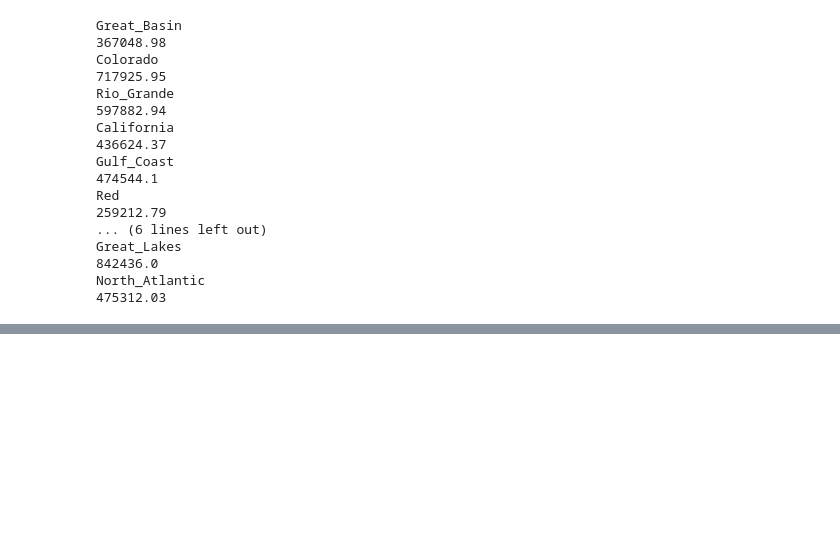
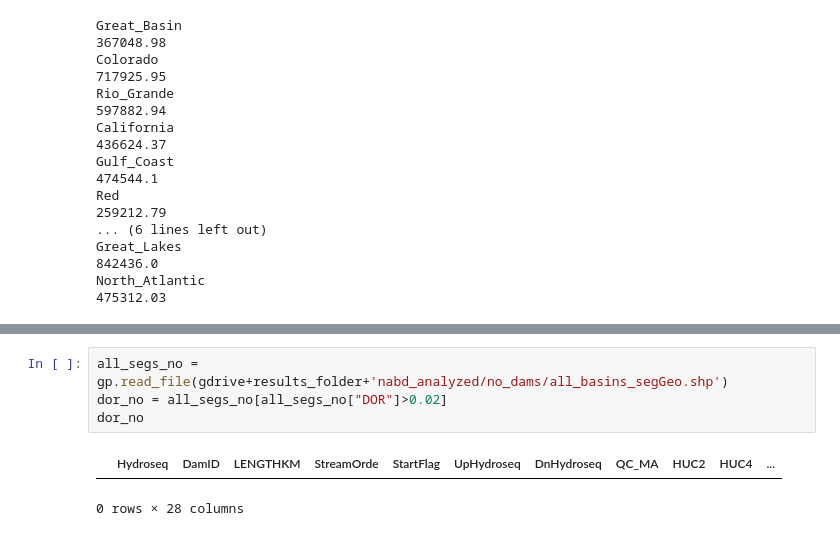
Before and after one commit to rspinti/River_bifurcation, a Jupyter notebook: archive/Rachel_testing/analysis_testing/analysis_testing.ipynb, the cells around one changed output, grey strips where cells are left out. Drawn from its saved outputs; the diff is of its cells as text; blank space fills up the shorter version.

```diff
--- a/archive/Rachel_testing/analysis_testing/analysis_testing.ipynb
+++ b/archive/Rachel_testing/analysis_testing/analysis_testing.ipynb
@@ -1108,0 +1162,7 @@ North_Atlantic
+# %%
+all_segs_no = gp.read_file(gdrive+results_folder+'nabd_analyzed/no_dams/all_basins_segGeo.shp')
+dor_no = all_segs_no[all_segs_no["DOR"]>0.02]
+dor_no
+# %% [output]
+|  | Hydroseq | DamID | LENGTHKM | StreamOrde | StartFlag | UpHydroseq | DnHydroseq | QC_MA | HUC2 | HUC4 | ... |
+0 rows × 28 columns
```
Also changed, not shown: parts of 9 cells of this notebook, 4 other files.
